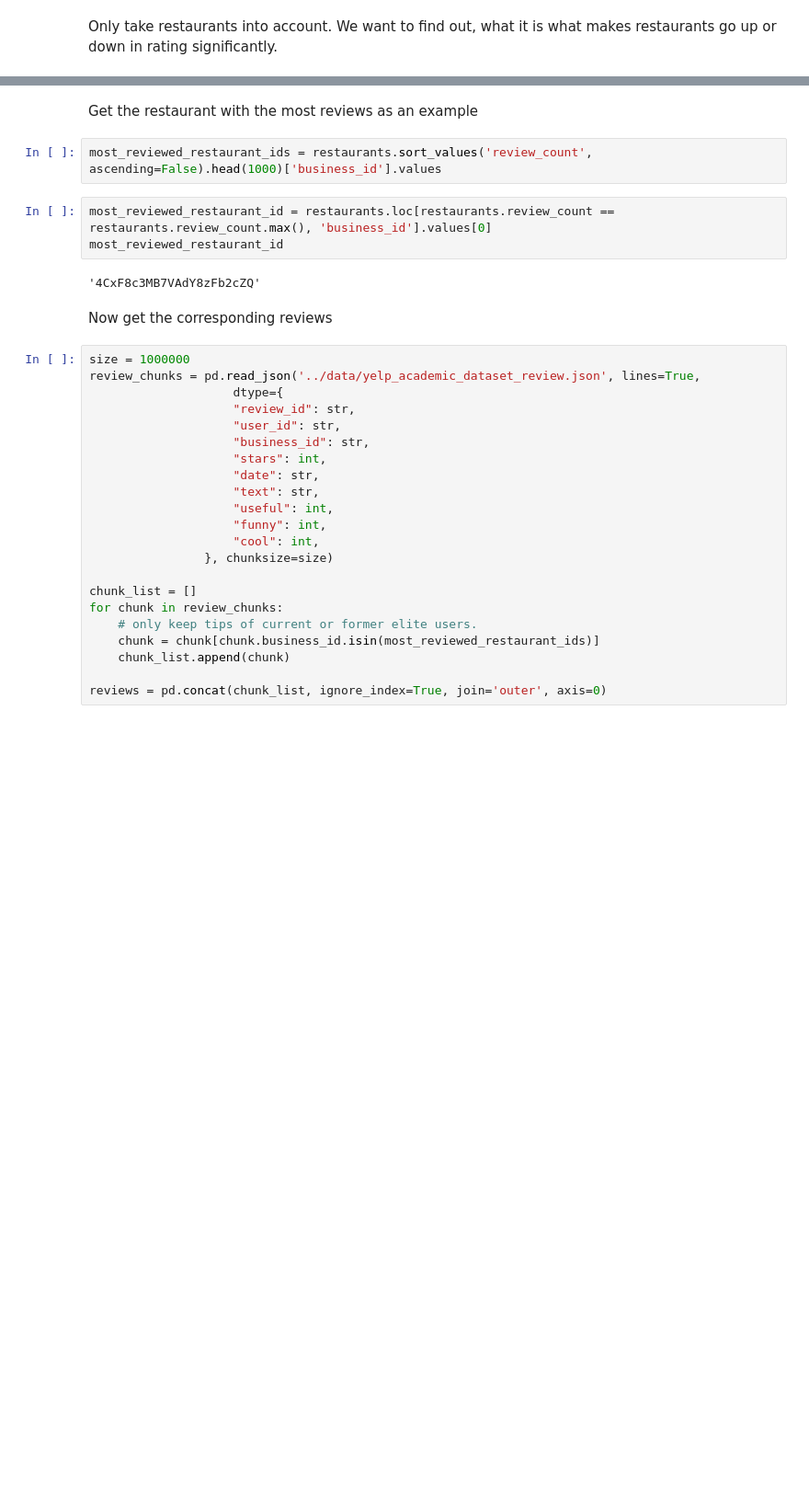
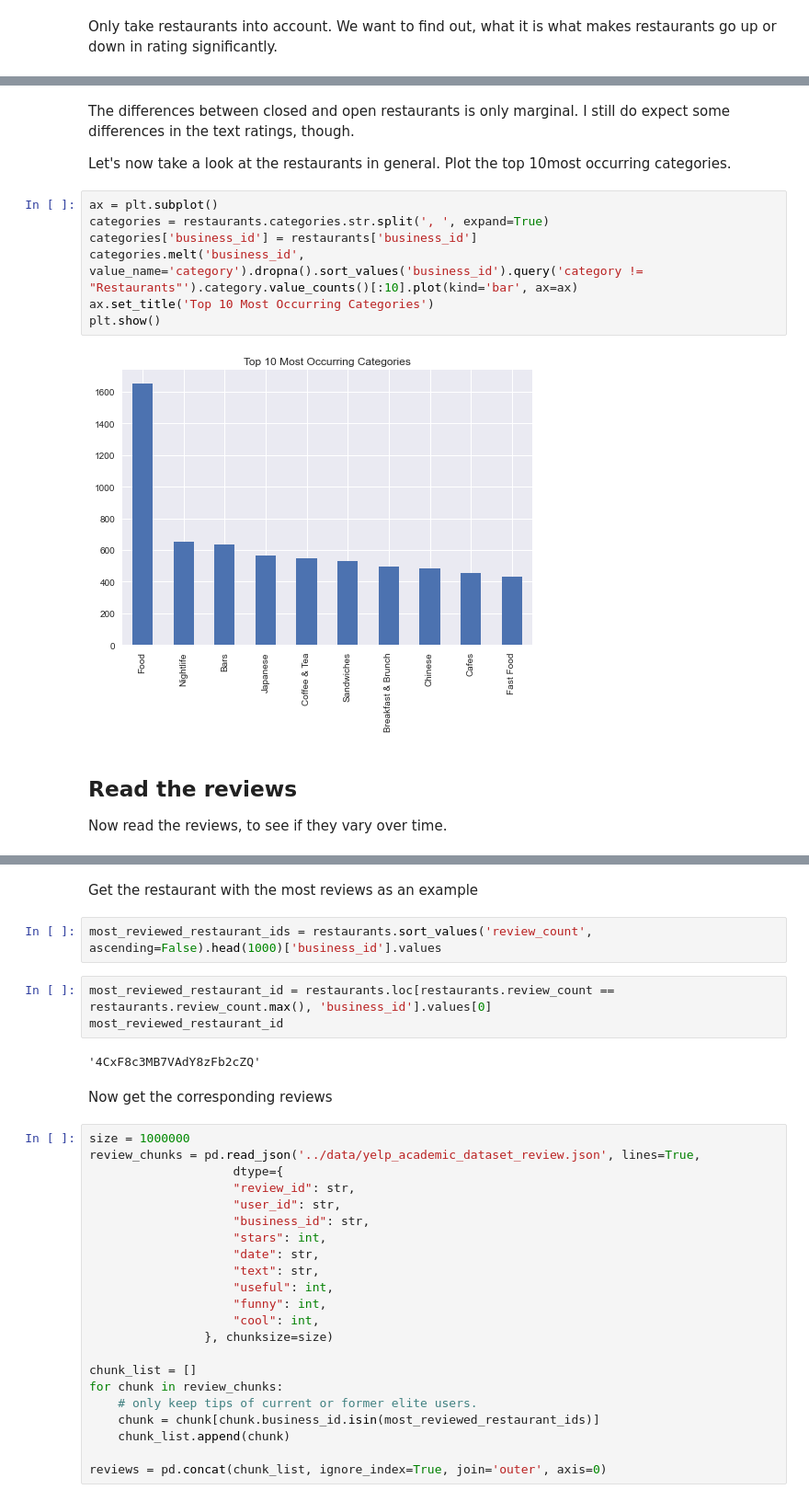
Before and after one commit to lhestermeyer/yelp, a Jupyter notebook: notebooks/20_RestaurantRatingChanges.ipynb, the cells around one changed output, grey strips where cells are left out. Shown at 92% size. Cells and saved outputs as stored; diff of their text form; blank space fills up the shorter version.

```diff
--- a/notebooks/20_RestaurantRatingChanges.ipynb
+++ b/notebooks/20_RestaurantRatingChanges.ipynb
@@ -45,0 +80,16 @@ restaurants.head()
+# %% [markdown]
+The differences between closed and open restaurants is only marginal. I still do expect some differences in the text ratings, though.
+
+Let's now take a look at the restaurants in general. Plot the top 10most occurring categories.
+# %%
+ax = plt.subplot()
+categories = restaurants.categories.str.split(', ', expand=True)
+categories['business_id'] = restaurants['business_id']
+categories.melt('business_id', value_name='category').dropna().sort_values('business_id').query('category != "Restaurants"').category.value_counts()[:10].plot(kind='bar', ax=ax)
+ax.set_title('Top 10 Most Occurring Categories')
+plt.show()
+# %% [output]
+[figure, added]
+# %% [markdown]
+## Read the reviews
+Now read the reviews, to see if they vary over time.
```
Also changed, not shown: parts of 17 cells of this notebook.
